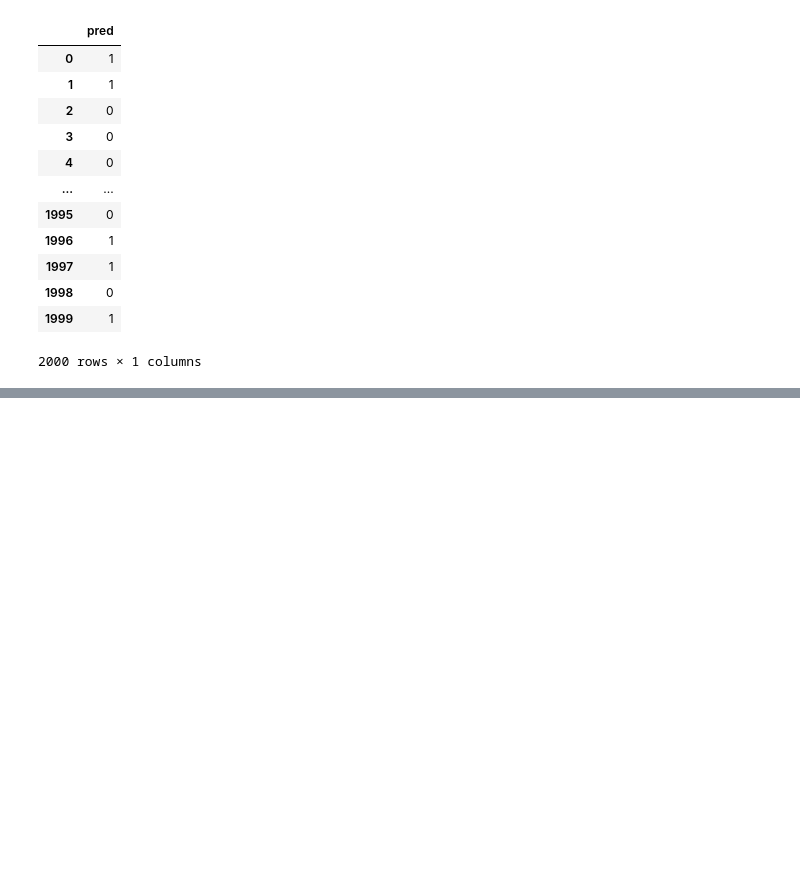
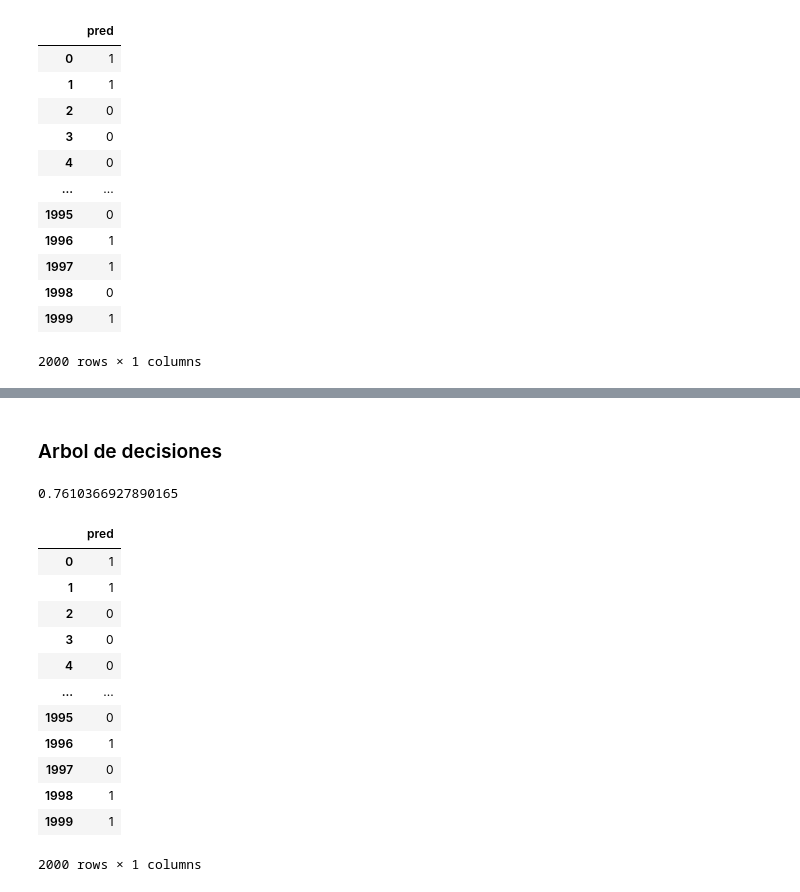
Before and after one commit to Darkencc/Datathon, a Jupyter notebook: Regresión_logistica_02.ipynb, the cells around one changed output, grey strips where cells are left out. Cells and saved outputs as stored; diff of their text form; code cells hidden in the pictures; blank space fills up the shorter version.

```diff
--- a/Regresión_logistica_02.ipynb
+++ b/Regresión_logistica_02.ipynb
@@ -288,2 +303,45 @@ Darkencc
 # %%
 Darkencc.to_csv('Darkencc.csv', index = False)
+# %% [markdown]
+### Arbol de decisiones
+# %%
+#Separamos en train y test
+
+X2_train, X2_test, y2_train, y2_test = train_test_split(X, y, test_size = 0.3)
+# %%
+from sklearn.tree import DecisionTreeClassifier
+
+#instanciamos
+arbol = DecisionTreeClassifier(max_depth=4)
+
+#entrenamos
+arbol.fit(X2_train, y2_train)
+
+#predecimos
+predic = arbol.predict_proba(X2_test)[:, 1]
+# %%
+#Evaluamos
+roc_auc_score(y2_test ,predic)
+# %% [output]
+0.7610366927890165
+# %%
+# Lo probamos en el datasets de prueba
+X2_arbol = scaled_2
+y2_pred_arbol = arbol.predict(X2_arbol)
+# %%
+Darkencc2 = pd.DataFrame(y2_pred_arbol, columns = ['pred'])
+Darkencc2
+# %% [output]
+|  | pred |
+| 0 | 1 |
+| 1 | 1 |
+| 2 | 0 |
+| 3 | 0 |
+| 4 | 0 |
+| ... | ... |
+| 1995 | 0 |
+| 1996 | 1 |
+| 1997 | 0 |
+| 1998 | 1 |
+| 1999 | 1 |
+2000 rows × 1 columns
```
Also changed, not shown: parts of 7 cells of this notebook, 3 other files.
